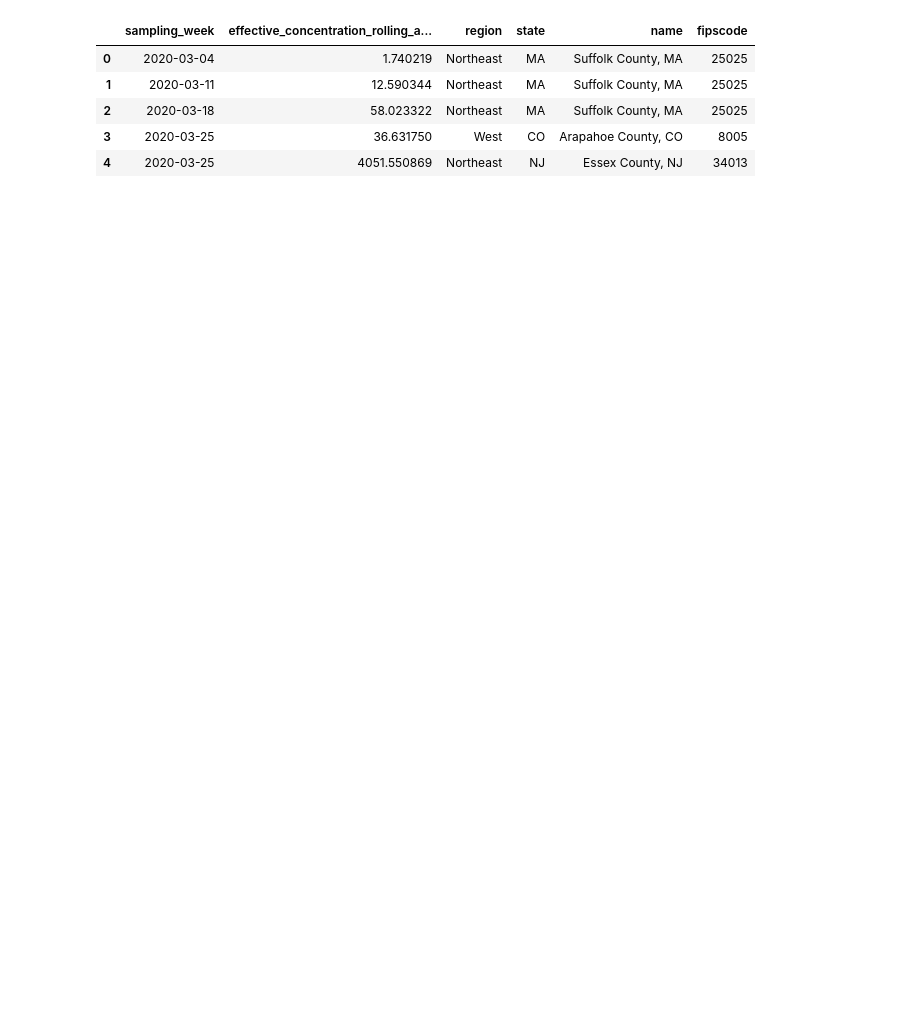
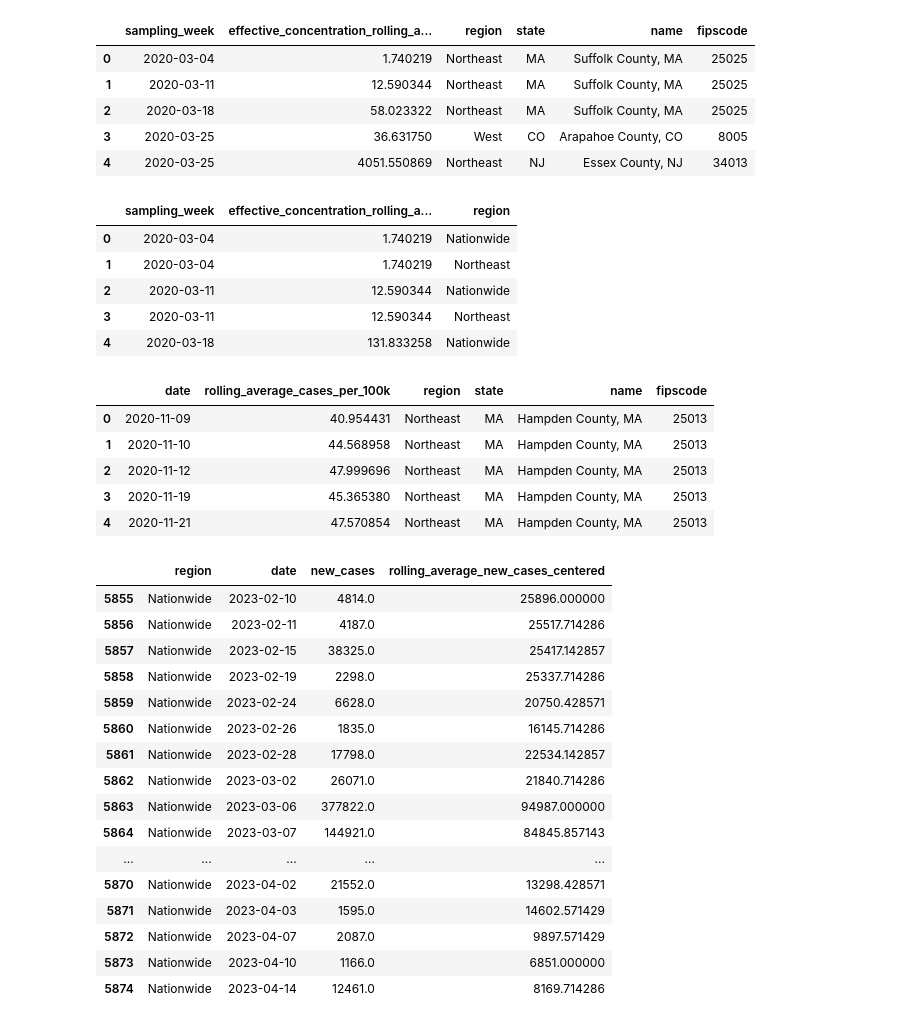
Before and after one commit to hsi-eredman/project_1, a Jupyter notebook: main.ipynb, the cells around one changed output. Cells and saved outputs as stored; diff of their text form; code cells hidden in the pictures; blank space fills up the shorter version.

```diff
--- a/main.ipynb
+++ b/main.ipynb
@@ -6,18 +6,47 @@ import numpy as np
 import scipy.stats as sem
 # %%
 # read csv into df
-df_wastewater_county = pd.read_csv('resources\wastewater_by_county.csv')
-df_wastewater_region = pd.read_csv('resources\wastewater_by_region.csv')
-df_cases_county = pd.read_csv('resources\cases_by_county.csv')
-df_cases_region = pd.read_csv('resources\cases_by_region.csv')
+df_wastewater_county = pd.read_csv('resources\wastewater_by_county.csv', parse_dates = True)
+df_wastewater_region = pd.read_csv('resources\wastewater_by_region.csv', parse_dates = True)
+df_cases_county = pd.read_csv('resources\cases_by_county.csv', parse_dates = True)
+df_cases_region = pd.read_csv('resources\cases_by_region.csv', parse_dates = True)
 display(df_wastewater_county.head())
 display(df_wastewater_region.head())
 display(df_cases_county.head())
-display(df_cases_region.head())
+display(df_cases_region.tail(20))
 # %% [output]
 |  | sampling_week | effective_concentration_rolling_a... | region | state | name | fipscode |
 | 0 | 2020-03-04 | 1.740219 | Northeast | MA | Suffolk County, MA | 25025 |
 | 1 | 2020-03-11 | 12.590344 | Northeast | MA | Suffolk County, MA | 25025 |
 | 2 | 2020-03-18 | 58.023322 | Northeast | MA | Suffolk County, MA | 25025 |
 | 3 | 2020-03-25 | 36.631750 | West | CO | Arapahoe County, CO | 8005 |
 | 4 | 2020-03-25 | 4051.550869 | Northeast | NJ | Essex County, NJ | 34013 |
+|  | sampling_week | effective_concentration_rolling_a... | region |
+| 0 | 2020-03-04 | 1.740219 | Nationwide |
+| 1 | 2020-03-04 | 1.740219 | Northeast |
+| 2 | 2020-03-11 | 12.590344 | Nationwide |
+| 3 | 2020-03-11 | 12.590344 | Northeast |
+| 4 | 2020-03-18 | 131.833258 | Nationwide |
+|  | date | rolling_average_cases_per_100k | region | state | name | fipscode |
+| 0 | 2020-11-09 | 40.954431 | Northeast | MA | Hampden County, MA | 25013 |
+| 1 | 2020-11-10 | 44.568958 | Northeast | MA | Hampden County, MA | 25013 |
+| 2 | 2020-11-12 | 47.999696 | Northeast | MA | Hampden County, MA | 25013 |
+| 3 | 2020-11-19 | 45.365380 | Northeast | MA | Hampden County, MA | 25013 |
+| 4 | 2020-11-21 | 47.570854 | Northeast | MA | Hampden County, MA | 25013 |
+|  | region | date | new_cases | rolling_average_new_cases_centered |
+| 5855 | Nationwide | 2023-02-10 | 4814.0 | 25896.000000 |
+| 5856 | Nationwide | 2023-02-11 | 4187.0 | 25517.714286 |
+| 5857 | Nationwide | 2023-02-15 | 38325.0 | 25417.142857 |
+| 5858 | Nationwide | 2023-02-19 | 2298.0 | 25337.714286 |
+| 5859 | Nationwide | 2023-02-24 | 6628.0 | 20750.428571 |
+| 5860 | Nationwide | 2023-02-26 | 1835.0 | 16145.714286 |
+| 5861 | Nationwide | 2023-02-28 | 17798.0 | 22534.142857 |
+| 5862 | Nationwide | 2023-03-02 | 26071.0 | 21840.714286 |
+| 5863 | Nationwide | 2023-03-06 | 377822.0 | 94987.000000 |
+| 5864 | Nationwide | 2023-03-07 | 144921.0 | 84845.857143 |
+| ... | ... | ... | ... | ... |
+| 5870 | Nationwide | 2023-04-02 | 21552.0 | 13298.428571 |
+| 5871 | Nationwide | 2023-04-03 | 1595.0 | 14602.571429 |
+| 5872 | Nationwide | 2023-04-07 | 2087.0 | 9897.571429 |
+| 5873 | Nationwide | 2023-04-10 | 1166.0 | 6851.000000 |
+| 5874 | Nationwide | 2023-04-14 | 12461.0 | 8169.714286 |
```
Also changed, not shown: parts of 3 cells of this notebook.
